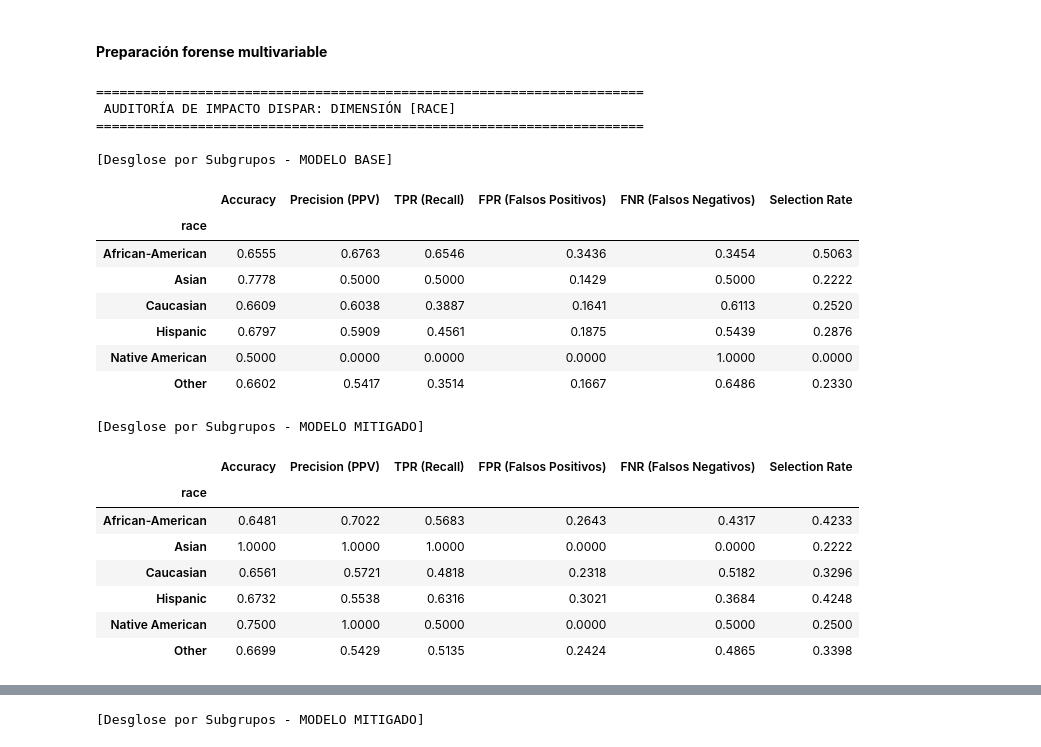
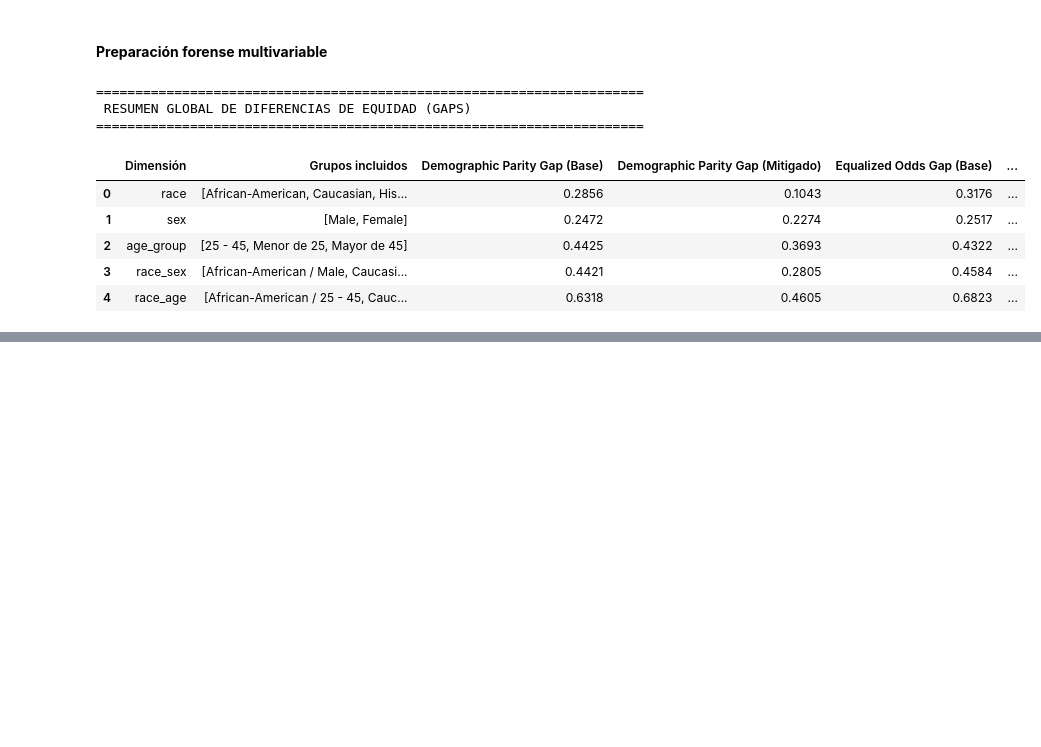
Before and after one commit to dmg131/AA_proyect, a Jupyter notebook: fairness.ipynb, the cells around one changed output, grey strips where cells are left out. Cells and saved outputs as stored; diff of their text form; code cells hidden in the pictures; blank space fills up the shorter version.

```diff
--- a/fairness.ipynb
+++ b/fairness.ipynb
@@ -20,7 +23,7 @@ X, y = load_and_clean_compas('./dataset/compas-scores-two-years.csv')
 # División estratificada combinada (Target + Raza)
 stratify_cols = y.astype(str) + X['race'].astype(str)
 X_train, X_test, y_train, y_test = train_test_split(
-    X, y, test_size=0.3, random_state=42, stratify=stratify_cols
+    X, y, test_size=0.3, random_state=42, stratify=y
 )
 
 # Ajuste y transformación del preprocesador numérico/categórico
@@ -36,7 +39,7 @@ Estructura de las características de entrenamiento: ['sex', 'age', 'race', 'juv
 # %%
 # 1. Modelo Baseline (Sesgado por el histórico)
 print("Entrenando XGBoost base...")
-xgb_base = XGBClassifier(random_state=42, n_estimators=100, max_depth=4)
+xgb_base = XGBClassifier(random_state=42, n_estimators=100, max_depth=4, eval_metric='logloss')
 xgb_base.fit(X_train_proc, y_train)
 
 # 2. Modelo Curado (Mitigador con restricciones de Equalized Odds)
@@ -44,7 +47,7 @@ print("Entrenando mitigador de sesgo algorítmico...")
 sensitive_train_race = X_train['race']
 
 xgb_mitigado = ExponentiatedGradient(
-    estimator=XGBClassifier(random_state=42, n_estimators=100, max_depth=4),  # <--- Corregido aquí
+    estimator=XGBClassifier(random_state=42, n_estimators=100, max_depth=4, eval_metric='logloss'),  # <--- Corregido aquí
     constraints=EqualizedOdds(),
     eps=0.01
 )
@@ -86,7 +89,11 @@ def categorizar_edad_auditoria(edad):
     elif edad <= 45: return '25 - 45'
     return 'Mayor de 45'
 
-X_test_audit['age_group'] = X_test_audit['age'].apply(categorizar_edad_auditoria)
+X_test_audit['age_group'] = pd.cut(
+    X_test_audit['age'],
+    bins=[0, 24, 45, 999],
+    labels=['Menor de 25', '25 - 45', 'Mayor de 45']
+).astype(str)
 
 # Generación de variables interseccionales utilizando el nuevo grupo de edad
 X_test_audit['race_sex'] = X_test_audit['race'].astype(str) + " / " + X_test_audit['sex'].astype(str)
@@ -101,57 +108,56 @@ y_pred_mitigado = xgb_mitigado.predict(X_test_proc)
 # %%
 import pandas as pd
 from fairlearn.metrics import demographic_parity_difference, equalized_odds_difference
 
+from functools import partial
+from sklearn.metrics import precision_score
+
+# Sustituye la función en el diccionario dentro de evaluar_equidad_multivariable
+# Si no puedes tocar data_utils.py, silencia solo aquí:
+import warnings
+import sklearn.exceptions
+warnings.filterwarnings("ignore", category=sklearn.exceptions.UndefinedMetricWarning)
+
 gaps_globales = []
 
+MIN_SOPORTE = 30  # umbral razonable para COMPAS
+
 for dimension in dimensiones_a_auditar:
-    print("\n" + "="*70)
-    print(f" AUDITORÍA DE IMPACTO DISPAR: DIMENSIÓN [{dimension.upper()}]")
-    print("="*70)
+    # Filtro: excluir subgrupos con muy pocas muestras
+    conteos = X_test_audit[dimension].value_counts()
+    grupos_validos = conteos[conteos >= MIN_SOPORTE].index
+    mascara = X_test_audit[dimension].isin(grupos_validos)
 
-    mf_base = evaluar_equidad_multivariable(y_test, y_pred_base, X_test_audit[dimension])
-    mf_mit = evaluar_equidad_multivariable(y_test, y_pred_mitigado, X_test_audit[dimension])
+    y_test_f    = y_test[mascara]
+    y_pred_b_f  = y_pred_base[mascara]
+    y_pred_m_f  = y_pred_mitigado[mascara]
+    grupo_f     = X_test_audit[dimension][mascara]
 
-    print("\n[Desglose por Subgrupos - MODELO BASE]")
-    display(mf_base.by_group.round(4))
-
-    print("\n[Desglose por Subgrupos - MODELO MITIGADO]")
-    display(mf_mit.by_group.round(4))
+    mf_base = evaluar_equidad_multivariable(y_test_f, y_pred_b_f, grupo_f)
+    mf_mit  = evaluar_equidad_multivariable(y_test_f, y_pred_m_f, grupo_f)
 
     gaps_globales.append({
         'Dimensión': dimension,
-        'Demographic Parity Gap (Base)': demographic_parity_difference(y_test, y_pred_base, sensitive_features=X_test_audit[dimension]),
-        'Demographic Parity Gap (Mitigado)': demographic_parity_difference(y_test, y_pred_mitigado, sensitive_features=X_test_audit[dimension]),
-        'Equalized Odds Gap (Base)': equalized_odds_difference(y_test, y_pred_base, sensitive_features=X_test_audit[dimension]),
-        'Equalized Odds Gap (Mitigado)': equalized_odds_difference(y_test, y_pred_mitigado, sensitive_features=X_test_audit[dimension])
+        'Grupos incluidos': list(grupos_validos),
+        'Demographic Parity Gap (Base)':      demographic_parity_difference(y_test_f, y_pred_b_f, sensitive_features=grupo_f),
+        'Demographic Parity Gap (Mitigado)':  demographic_parity_difference(y_test_f, y_pred_m_f, sensitive_features=grupo_f),
+        'Equalized Odds Gap (Base)':          equalized_odds_difference(y_test_f, y_pred_b_f, sensitive_features=grupo_f),
+        'Equalized Odds Gap (Mitigado)':      equalized_odds_difference(y_test_f, y_pred_m_f, sensitive_features=grupo_f),
     })
 
 # Formateamos el DataFrame global resumen para tu manuscrito científico
 df_resumen_gaps = pd.DataFrame(gaps_globales)
 print("\n" + "="*70)
 print(" RESUMEN GLOBAL DE DIFERENCIAS DE EQUIDAD (GAPS)")
 print("="*70)
 display(df_resumen_gaps.round(4))
 # %% [output]
 ======================================================================
- AUDITORÍA DE IMPACTO DISPAR: DIMENSIÓN [RACE]
+ RESUMEN GLOBAL DE DIFERENCIAS DE EQUIDAD (GAPS)
 ======================================================================
-
-[Desglose por Subgrupos - MODELO BASE]
-|  | Accuracy | Precision (PPV) | TPR (Recall) | FPR (Falsos Positivos) | FNR (Falsos Negativos) | Selection Rate |
-| race |  |  |  |  |  |  |
-| African-American | 0.6555 | 0.6763 | 0.6546 | 0.3436 | 0.3454 | 0.5063 |
-| Asian | 0.7778 | 0.5000 | 0.5000 | 0.1429 | 0.5000 | 0.2222 |
-| Caucasian | 0.6609 | 0.6038 | 0.3887 | 0.1641 | 0.6113 | 0.2520 |
-| Hispanic | 0.6797 | 0.5909 | 0.4561 | 0.1875 | 0.5439 | 0.2876 |
-| Native American | 0.5000 | 0.0000 | 0.0000 | 0.0000 | 1.0000 | 0.0000 |
-| Other | 0.6602 | 0.5417 | 0.3514 | 0.1667 | 0.6486 | 0.2330 |
+|  | Dimensión | Grupos incluidos | Demographic Parity Gap (Base) | Demographic Parity Gap (Mitigado) | Equalized Odds Gap (Base) | ... |
+| 0 | race | [African-American, Caucasian, His... | 0.2856 | 0.1043 | 0.3176 | ... |
+| 1 | sex | [Male, Female] | 0.2472 | 0.2274 | 0.2517 | ... |
+| 2 | age_group | [25 - 45, Menor de 25, Mayor de 45] | 0.4425 | 0.3693 | 0.4322 | ... |
+| 3 | race_sex | [African-American / Male, Caucasi... | 0.4421 | 0.2805 | 0.4584 | ... |
+| 4 | race_age | [African-American / 25 - 45, Cauc... | 0.6318 | 0.4605 | 0.6823 | ... |
-[Desglose por Subgrupos - MODELO MITIGADO]
-|  | Accuracy | Precision (PPV) | TPR (Recall) | FPR (Falsos Positivos) | FNR (Falsos Negativos) | Selection Rate |
-| race |  |  |  |  |  |  |
-| African-American | 0.6481 | 0.7022 | 0.5683 | 0.2643 | 0.4317 | 0.4233 |
-| Asian | 1.0000 | 1.0000 | 1.0000 | 0.0000 | 0.0000 | 0.2222 |
-| Caucasian | 0.6561 | 0.5721 | 0.4818 | 0.2318 | 0.5182 | 0.3296 |
-| Hispanic | 0.6732 | 0.5538 | 0.6316 | 0.3021 | 0.3684 | 0.4248 |
-| Native American | 0.7500 | 1.0000 | 0.5000 | 0.0000 | 0.5000 | 0.2500 |
-| Other | 0.6699 | 0.5429 | 0.5135 | 0.2424 | 0.4865 | 0.3398 |
@@ -167 +163,0 @@ display(df_resumen_gaps.round(4))
-[Desglose por Subgrupos - MODELO MITIGADO]
```
Also changed, not shown: parts of 7 cells of this notebook.
